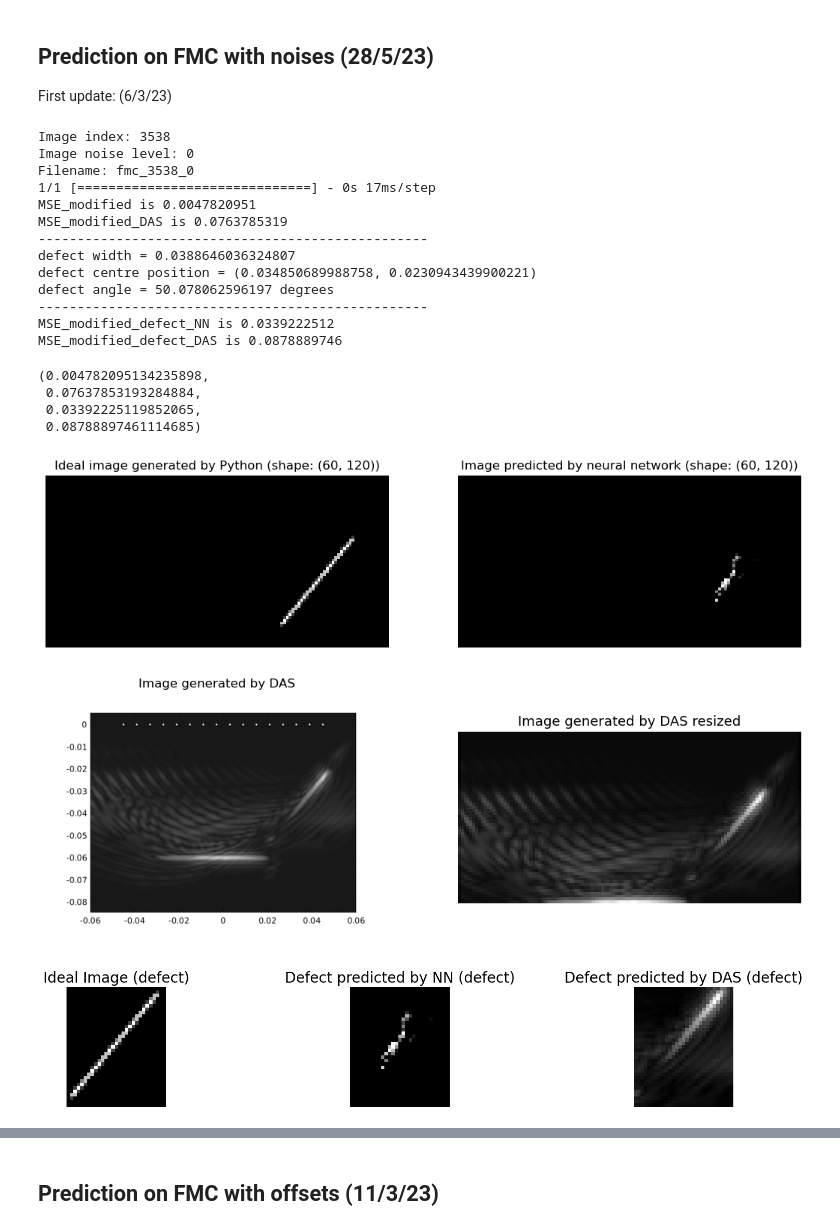
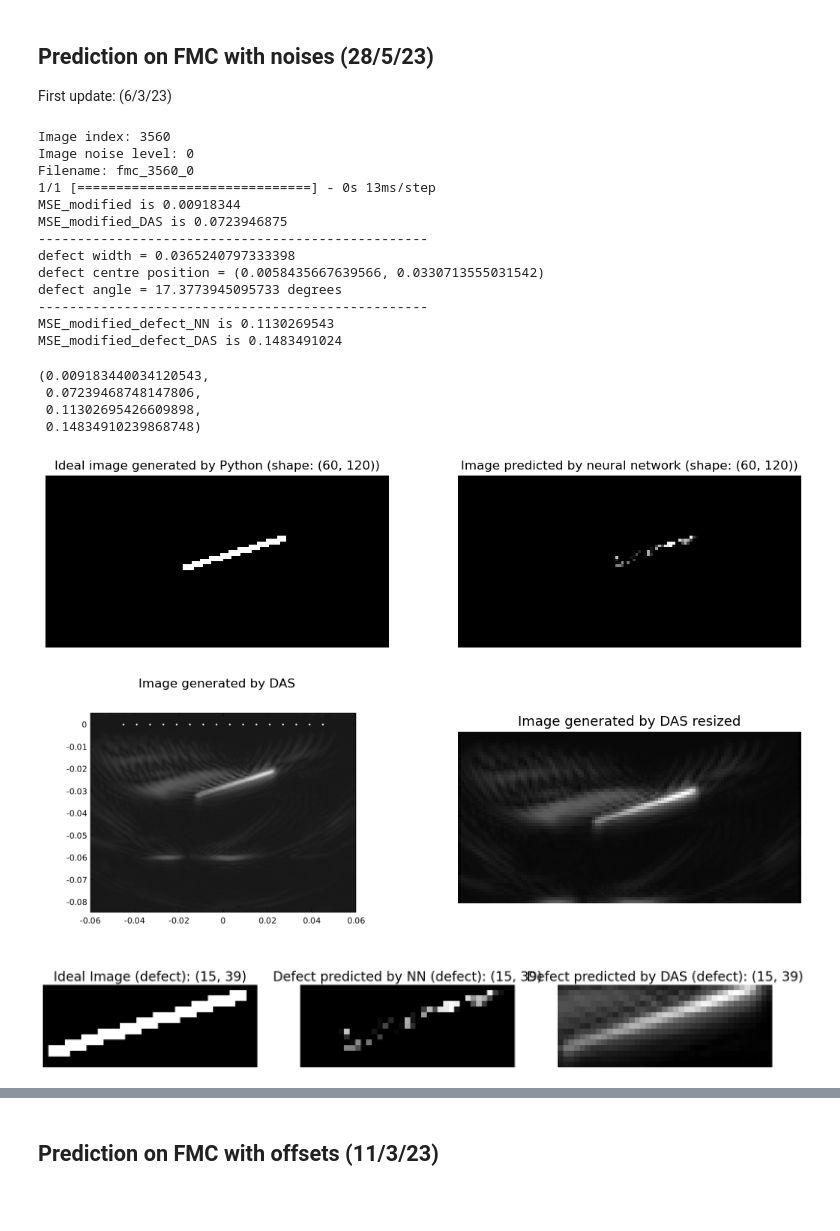
Before and after one commit to MC-Kangan/FYP_Ultrasound_Imaging_ML, a Jupyter notebook: Model_tester.ipynb, the cells around one changed output, grey strips where cells are left out. Saved outputs shown, nothing was run; the diff lists cells and outputs as text; code cells hidden in the pictures; blank space fills up the shorter version.

```diff
--- a/Model_tester.ipynb
+++ b/Model_tester.ipynb
@@ -634,7 +634,7 @@ df_concat = df_concat.set_index('index')
 # the remaining 1500 data are untrained
 df_concat_test = df_concat.loc[2451:]
 
-dim = 3
+# dim = 2
 # # Only run this below code when needed
 # MSE_lst = []
 # MSE_modified_lst = []
@@ -663,19 +660,0 @@ dim = 3
-# %%
-# Increase the size of the image by 200%
-
-print('Original Dimensions : ',img.shape)
-
-scale_percent = 200 # percent of original size
-width = int(img.shape[1] * scale_percent / 100)
-height = int(img.shape[0] * scale_percent / 100)
-dim = (width, height)
-
-# resize image
-resized = cv.resize(img, dim, interpolation = cv.INTER_AREA)
-
-print('Resized Dimensions : ',resized.shape)
-
-plt.imshow(resized, cmap='gray')
-plt.title('Image generated by DAS (resized)')
-plt.axis('off')
-plt.show()
@@ -707,6 +682,7 @@ def check_result_with_noise(model, index, noise_level, dim):
 
     true_img = cv.imread(f'{true_img_dirname}/defect_{index}_yshift_60.png',cv.IMREAD_GRAYSCALE)
     true_img_scale = img_resize(true_img, scale_percent = img_resize_factor)/255 # Resize the image
+    true_img_scale[true_img_scale > 0] = 1
 
     fig, ax = plt.subplots(1,2, figsize = [13,5])
     ax[0].imshow(true_img_scale, cmap ='gray')
@@ -714,13 +690,15 @@ def check_result_with_noise(model, index, noise_level, dim):
     ax[0].axis('off')
 
     # 2. Plotting the image predicted by Python
-    fmc_dirname = '/Users/chenkangan/Desktop/ME4_FYP/imageGenerate_2022/FMC_variable_noise'
+    fmc_dirname = 'imageGenerate_2022/FMC_variable_noise'
+    # fmc_dirname = 'imageGenerate_2022/FMC_variable'
+    # filename = f'fmc_{index}'
     mat = scipy.io.loadmat(f'{fmc_dirname}/{filename}.mat')
     fmc = mat['timeTraces'][::5] # Subsampling
     if dim == 3:
-        X_test = fmc.reshape(1, 895, 16, 16, 1) # Reshaping
+        X_test = fmc.reshape(-1, 895, 16, 16, 1) # Reshaping
     else:
-        X_test = fmc.reshape(1, 895, 256, 1) # Reshaping
+        X_test = fmc.reshape(-1, 895, 256, 1) # Reshaping
     X_test = X_test/1.75e-14 # Scaling
 
     threshold = -0.1
@@ -742,9 +720,12 @@ def check_result_with_noise(model, index, noise_level, dim):
     print(f'MSE_modified is {round(MSE_modified,10)}')
 
     # 3. Plotting the DAS image produced by MATLAB
-    das_fmc_dirName = "/Users/chenkangan/Desktop/ME4_FYP/imageGenerate_2022/DAS_Figure_FMC_noise"
+    das_fmc_dirName = "imageGenerate_2022/DAS_Figure_FMC_noise"
+    # das_fmc_dirName = "imageGenerate_2022/DAS_Figure_FMC"
+
     # Read image in greyscale
     image_das_fmc = cv.imread(f'{das_fmc_dirName}/Figure_{index}_{noise_level}_fmc.png',cv.IMREAD_GRAYSCALE)  # convert to array
+    # image_das_fmc = cv.imread(f'{das_fmc_dirName}/Figure_{index}_fmc.png',cv.IMREAD_GRAYSCALE)  # convert to array
     fig, ax = plt.subplots(1,2, figsize = [13,5])
     ax[0].imshow(image_das_fmc, cmap='gray')
     ax[0].set_title('Image generated by DAS')
@@ -775,52 +756,53 @@ def check_result_with_noise(model, index, noise_level, dim):
     defect = [defect.defWidth, defect.defHeight, defect.defPosx, defect.defPosy, defect.defAngR]
     _, [yleft, yright, xleft, xright] = plot_defect_zoom(defect)
 
     true_img_defect = true_img_scale[yleft: yright, xleft: xright] # True image
     img_defect = img[yleft: yright, xleft: xright] # Image predicted by NN
     das_img_resize_defect = das_img_resize[yleft: yright, xleft: xright] # Image predicted by DAS
 
     fig2, ax2 = plt.subplots(1,3, figsize = [20,3])
     ax2[0].imshow(true_img_defect, cmap='gray')
-    ax2[0].set_title('Ideal Image (defect)', fontsize = 20)
+    ax2[0].set_title(f'Ideal Image (defect): {true_img_defect.shape}', fontsize = 20)
     ax2[0].axis('off')
 
     ax2[1].imshow(img_defect, cmap='gray')
-    ax2[1].set_title('Defect predicted by NN (defect)', fontsize = 20)
+    ax2[1].set_title(f'Defect predicted by NN (defect): {img_defect.shape}', fontsize = 20)
     ax2[1].axis('off')
 
     ax2[2].imshow(das_img_resize_defect, cmap='gray')
-    ax2[2].set_title('Defect predicted by DAS (defect)', fontsize = 20)
+    ax2[2].set_title(f'Defect predicted by DAS (defect): {das_img_resize_defect.shape}', fontsize = 20)
     ax2[2].axis('off')
 
     # Calculate the modified MSE (after applying the threshold, modifying the true_img)
 
     MSE_modified_defect = mean_squared_error(true_img_defect.reshape(1, -1), img_defect.reshape(1, -1))
     MSE_modified_defect_DAS = mean_squared_error(true_img_defect.reshape(1, -1), das_img_resize_defect.reshape(1, -1))
 
     print(f'MSE_modified_defect_NN is {round(MSE_modified_defect,10)}')
     print(f'MSE_modified_defect_DAS is {round(MSE_modified_defect_DAS,10)}')
 
     return MSE_modified, MSE_modified_das, MSE_modified_defect, MSE_modified_defect_DAS
-check_result_with_noise(model, index = 3538, noise_level = 0, dim = 2)
+
+check_result_with_noise(model, index = 3560, noise_level = 0, dim = 2)
 # %% [output]
-Image index: 3538
+Image index: 3560
 Image noise level: 0
-Filename: fmc_3538_0
-1/1 [==============================] - 0s 17ms/step
-MSE_modified is 0.0047820951
-MSE_modified_DAS is 0.0763785319
+Filename: fmc_3560_0
+1/1 [==============================] - 0s 13ms/step
+MSE_modified is 0.00918344
+MSE_modified_DAS is 0.0723946875
 --------------------------------------------------
-defect width = 0.0388646036324807
-defect centre position = (0.034850689988758, 0.0230943439900221)
-defect angle = 50.078062596197 degrees
+defect width = 0.0365240797333398
+defect centre position = (0.0058435667639566, 0.0330713555031542)
+defect angle = 17.3773945095733 degrees
 --------------------------------------------------
-MSE_modified_defect_NN is 0.0339222512
-MSE_modified_defect_DAS is 0.0878889746
+MSE_modified_defect_NN is 0.1130269543
+MSE_modified_defect_DAS is 0.1483491024
-(0.004782095134235898,
- 0.07637853193284884,
- 0.03392225119852065,
- 0.08788897461114685)
+(0.009183440034120543,
+ 0.07239468748147806,
+ 0.11302695426609898,
+ 0.14834910239868748)
-[figure, old version]
+[figure, new version]
-[figure, old version]
+[figure, new version]
-[figure, old version]
+[figure, new version]
 # %%
```
Also changed, not shown: parts of 10 cells of this notebook, 1 other file.
